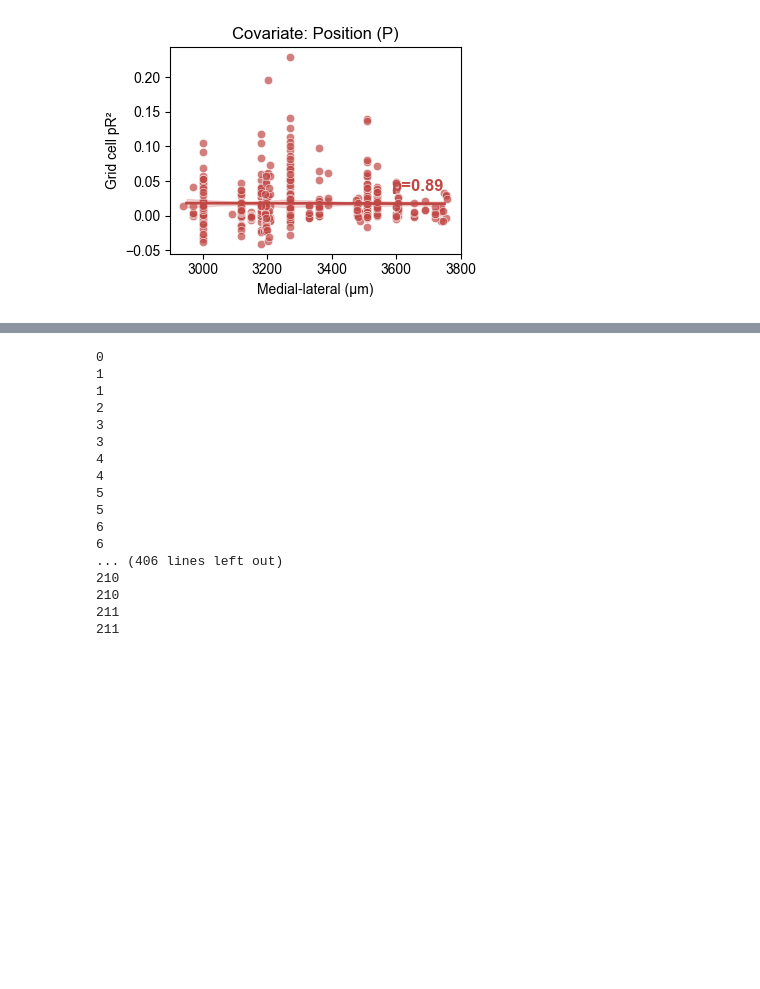
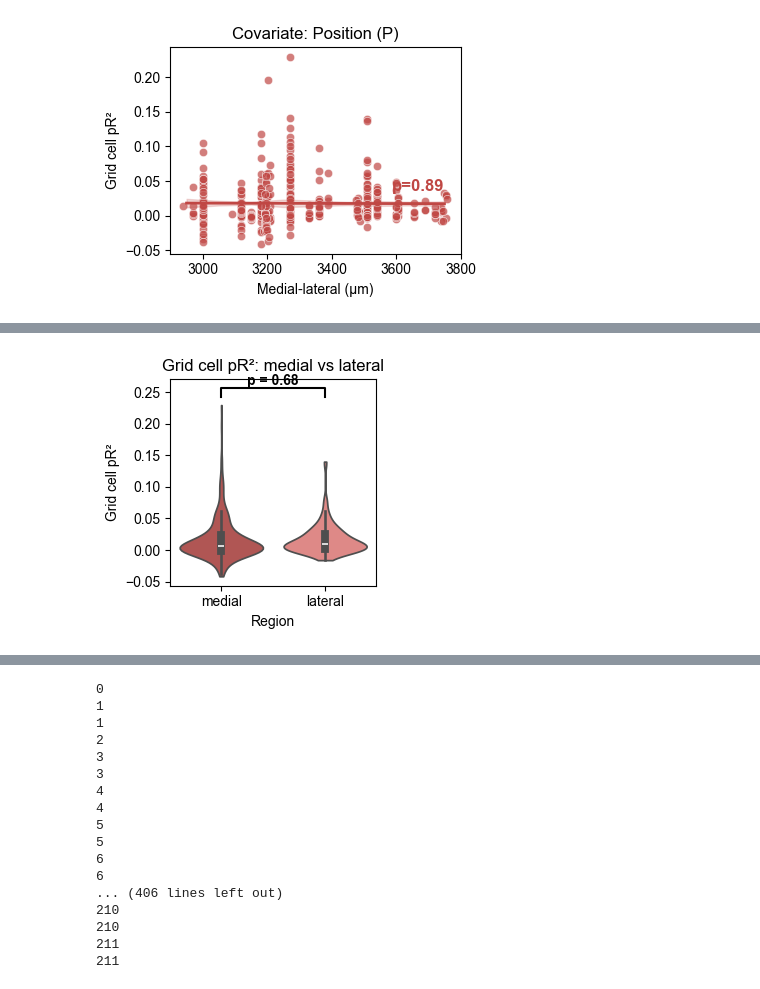
Before and after one commit to HDClark94/spatial-manifolds, a Jupyter notebook: scripts/figures/figure_3_xgboost/Position_encoding.ipynb, the cells around one changed output, grey strips where cells are left out. Cells and saved outputs as stored; diff of their text form; code cells hidden in the pictures; blank space fills up the shorter version.

```diff
--- a/scripts/figures/figure_3_xgboost/Position_encoding.ipynb
+++ b/scripts/figures/figure_3_xgboost/Position_encoding.ipynb
@@ -130,3 +130,97 @@ mouse_day Var  0.000    0.001
 ========================================================
 [interactive output not drawn]
 [figure]
+# %%
+import matplotlib.pyplot as plt
+import seaborn as sns
+import numpy as np
+import pandas as pd
+import statsmodels.formula.api as smf
+
+# Define medial vs lateral boundary (in μm, after flipping coord_SCs_x)
+boundary = 3400
+
+# Start from your existing data frame
+subset = data.copy()
+
+# Keep only rows with both coord_SCs_x and pR2_cv defined
+subset = subset.dropna(subset=["coord_SCs_x", "pR2_cv"])
+
+# Medial / lateral label based on SC coordinate
+subset["ml_label"] = np.where(subset["coord_SCs_x"] < boundary, "medial", "lateral")
+
+# Add mouse_day column for hierarchical grouping (day nested within mouse)
+subset["mouse_day"] = subset["mouse"].astype(str) + "_" + subset["day"].astype(str)
+
+# Fit LMM: pR2_cv ~ ml_label, with random intercepts for mouse and day (nested)
+model = smf.mixedlm(
+    "pR2_cv ~ C(ml_label)",
+    subset,
+    groups=subset["mouse"],
+    re_formula="1",
+    vc_formula={"mouse_day": "0 + C(mouse_day)"},
+)
+result = model.fit()
+print(result.summary())
+
+# Extract p-value for medial vs lateral effect (the coefficient involving ml_label)
+effect_param = [name for name in result.params.index if "ml_label" in name][0]
+pval = result.pvalues[effect_param]
+
+# Violin plot: medial vs lateral grid-cell pR²
+fig, ax = plt.subplots(figsize=(3, 3))
+
+sns.violinplot(
+    data=subset,
+    x="ml_label",
+    y="pR2_cv",   # grid-cell pR²
+    order=["medial", "lateral"],
+    palette={"medial": "#c04744", "lateral": "#ec7b79"},
+    inner="box",   # show a small boxplot inside
+    cut=0,         # do not extend beyond data range
+    ax=ax,
+)
+
+ax.set_xlabel("Region")
+ax.set_ylabel("Grid cell pR²")
+ax.set_title("Grid cell pR²: medial vs lateral")
+
+# --- Add bracket and p-value annotation between violins ---
+x1, x2 = 0, 1  # positions of the two violins on the x-axis
+ymin = subset["pR2_cv"].min()
+ymax = subset["pR2_cv"].max()
+dy = ymax - ymin if ymax > ymin else 1.0
+h = 0.05 * dy  # height of the bracket segments
+
+line_y = ymax + h
+text_y = line_y + h
+
+# Draw bracket
+ax.plot(
+    [x1, x1, x2, x2],
+    [line_y, line_y + h, line_y + h, line_y],
+    color="black",
+    linewidth=1.5,
+)
+
+# Add p-value text centered between violins
+ax.text(
+    (x1 + x2) / 2,
+    text_y,
+    f"p = {pval:.2g}",
+    ha="center",
+    va="bottom",
+    fontsize=10,
+    fontweight="bold",
+)
+
+# Make sure everything is visible
+ax.set_ylim(top=text_y + h)
+
+fig.tight_layout()
+plt.savefig(
+    "/Users/harryclark/Documents/spatial-manifolds/scripts/figures/figure_3_xgboost/"
+    "absolute_pr2_grid_cells_violin_medial_vs_lateral_LMM.pdf"
+)
+plt.show()
+# %% [output]
@@ -132,0 +244 @@ mouse_day Var  0.000    0.001
+[figure, added]
```
Also changed, not shown: parts of 1 cell of this notebook, 13 other files.
